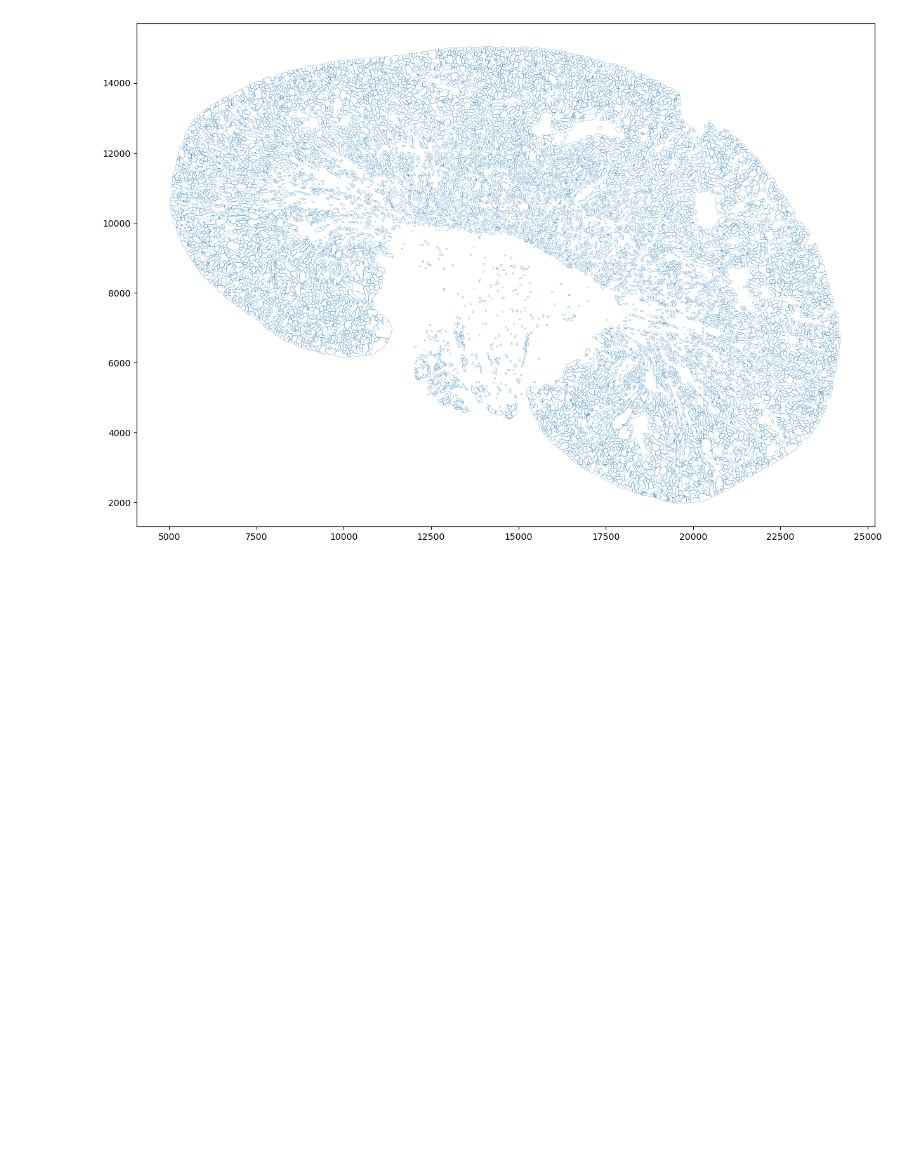
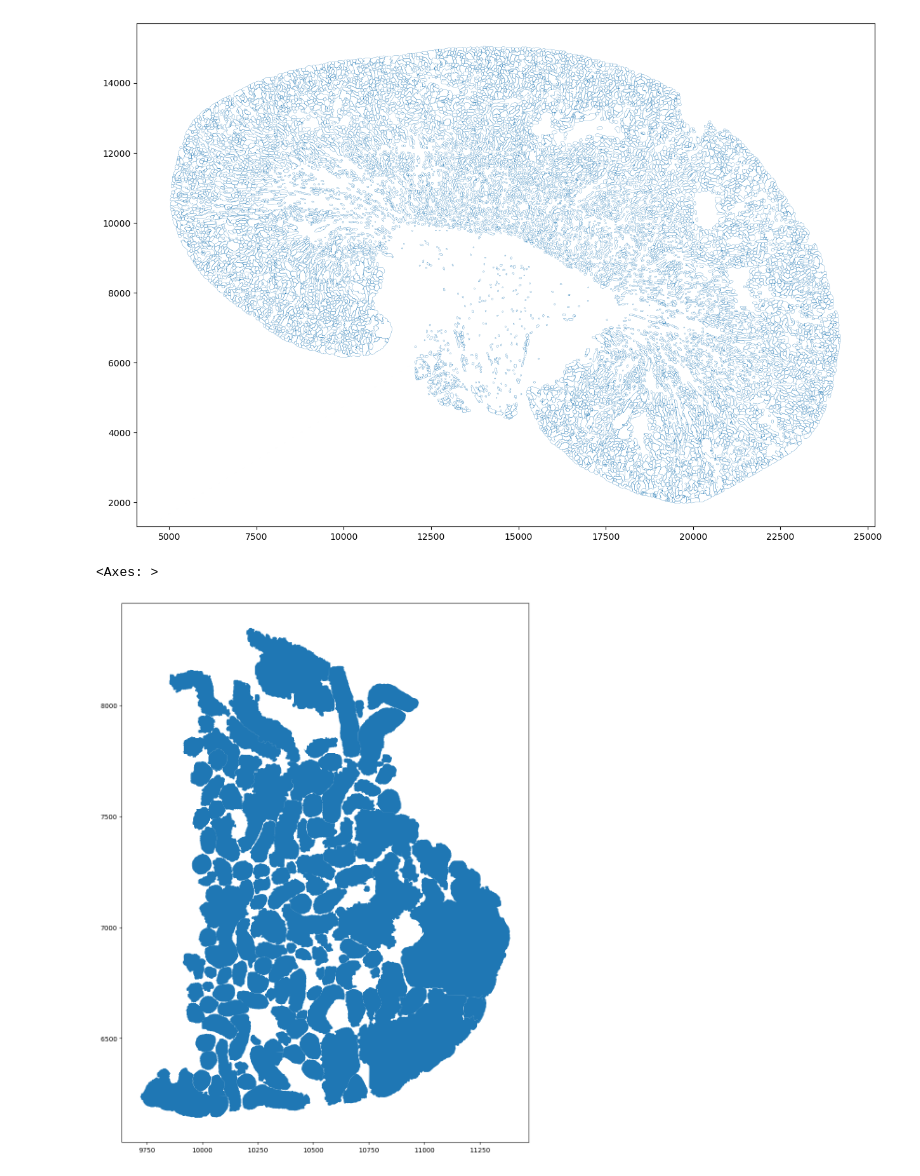
Before and after one commit to ssingh95jhu/Correlation_Kidney_Structure_Molecular_Presentation, a Jupyter notebook: Load_geojsons.ipynb, the cells around one changed output. Cells and saved outputs as stored; diff of their text form; code cells hidden in the pictures; blank space fills up the shorter version.

```diff
--- a/Load_geojsons.ipynb
+++ b/Load_geojsons.ipynb
@@ -35,3 +35,10 @@ gdf.boundary.plot(figsize=(15,15), linewidth=0.2)
 # %% [output]
 <Axes: >
 [figure]
+# %%
+#Trying to focus on a zoomed in patch/tile
+subset = gdf.cx[10000:12000, 6000:8000]
+subset.plot(figsize=(15,15))
+# %% [output]
+<Axes: >
+[figure, added]
```
